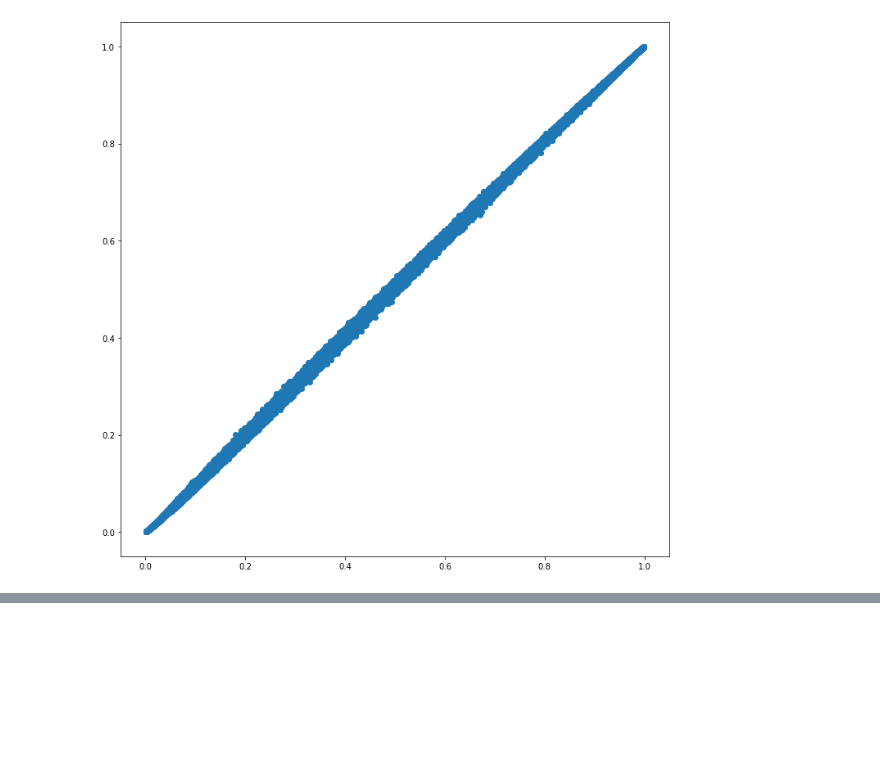
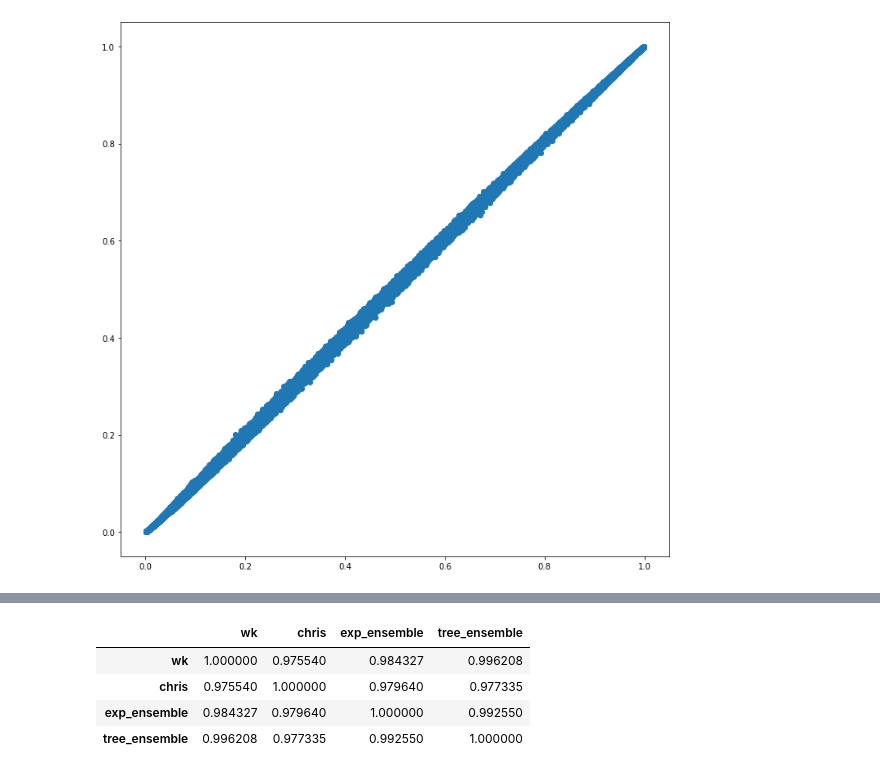
Before and after one commit to waikey-lee/kaggle-amex, a Jupyter notebook: notebooks/7a.gambling2.ipynb, the cells around one changed output, grey strips where cells are left out. Drawn from its saved outputs; the diff is of its cells as text; code cells hidden in the pictures; blank space fills up the shorter version.

```diff
--- a/notebooks/7a.gambling2.ipynb
+++ b/notebooks/7a.gambling2.ipynb
@@ -398,0 +425,29 @@ plt.show()
+# %%
+pre_blend_df = pd.DataFrame(
+    dict(
+        wk=waikey["sigmoid_prediction"],
+        chris=chris["prediction"],
+        ensemble=ensemble["prediction"],
+        exp_ensemble=exp_ensemble["prediction"],
+        blend_trees=blend_trees["prediction"]
+    )
+)
+# %%
+mscaler = MinMaxScaler()
+s1 = mscaler.fit_transform(pre_blend_df[["ensemble"]])[:, 0]
+s2 = mscaler.fit_transform(pre_blend_df[["blend_trees"]])[:, 0]
+# %%
+weight = 0.3
+pre_blend_df["tree_ensemble"] = weight * s1 + (1 - weight) * s2
+pre_blend_df = pre_blend_df.drop(columns=["blend_trees", "ensemble"], errors="ignore")
+# %%
+mscaler = MinMaxScaler()
+pre_blend_df["exp_ensemble"] = mscaler.fit_transform(pre_blend_df[["exp_ensemble"]])[:, 0]
+# %%
+pre_blend_df.corr()
+# %% [output]
+|  | wk | chris | exp_ensemble | tree_ensemble |
+| wk | 1.000000 | 0.975540 | 0.984327 | 0.996208 |
+| chris | 0.975540 | 1.000000 | 0.979640 | 0.977335 |
+| exp_ensemble | 0.984327 | 0.979640 | 1.000000 | 0.992550 |
+| tree_ensemble | 0.996208 | 0.977335 | 0.992550 | 1.000000 |
```
Also changed, not shown: parts of 32 cells of this notebook, 3 other files.
